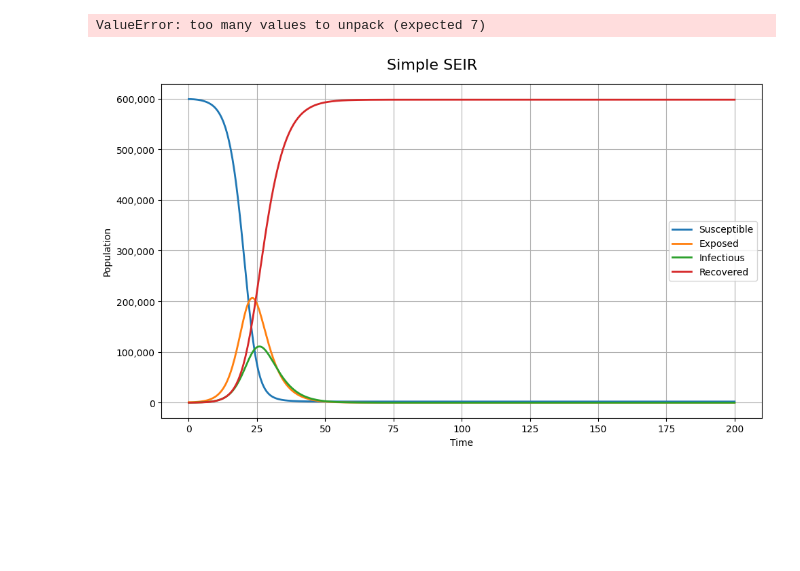
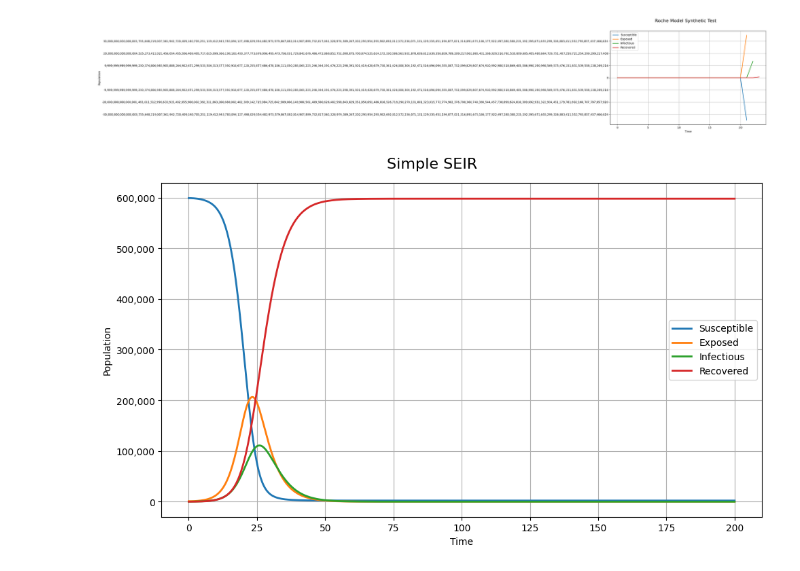
Before and after one commit to Kemuk/first_rotation, a Jupyter notebook: roche_vs_SEIR.ipynb, the cells around one changed output. Cells and saved outputs as stored; diff of their text form; code cells hidden in the pictures; blank space fills up the shorter version.

```diff
--- a/roche_vs_SEIR.ipynb
+++ b/roche_vs_SEIR.ipynb
@@ -68,26 +108,25 @@ Halting: Maximum number of iterations (1000) reached.
 # %%
 # Minimal test without loading data
 initial_conditions = [599000, 0, 100, 0]
 
-times = np.linspace(0, 100, 250)
+times = np.arange(100)
 parameters = [
     35,      # C: scaling factor (unitless)
     0.135,    # beta_min: minimum daily infection rate
     1.08,     # beta_max: maximum infection rate (symptomatic, no mitigation)
-    50,     # stringency index (%)
     60,     # max stringency (%)
     2.59,     # k: time to become infectious after exposure (days)
     10,     # k_s: time from infectiousness to symptom onset (days)
     10,      # k_ri: time to recover for asymptomatic/mild cases (days)
 ]
 
 
 model = RocheModel(initial_conditions)
 states = model.simulate(parameters, times)
 
 model.plot(times, states, title="Roche Model Synthetic Test")
 # %% [output]
-ValueError: too many values to unpack (expected 7)
+[figure, added]
 # %%
 model = SimpleSEIRModel(initial_conditions=[599000, 1000, 0, 0])
 params = [1.8, 1/5, 1/3]
```
Also changed, not shown: parts of 2 cells of this notebook, 1 other file.
